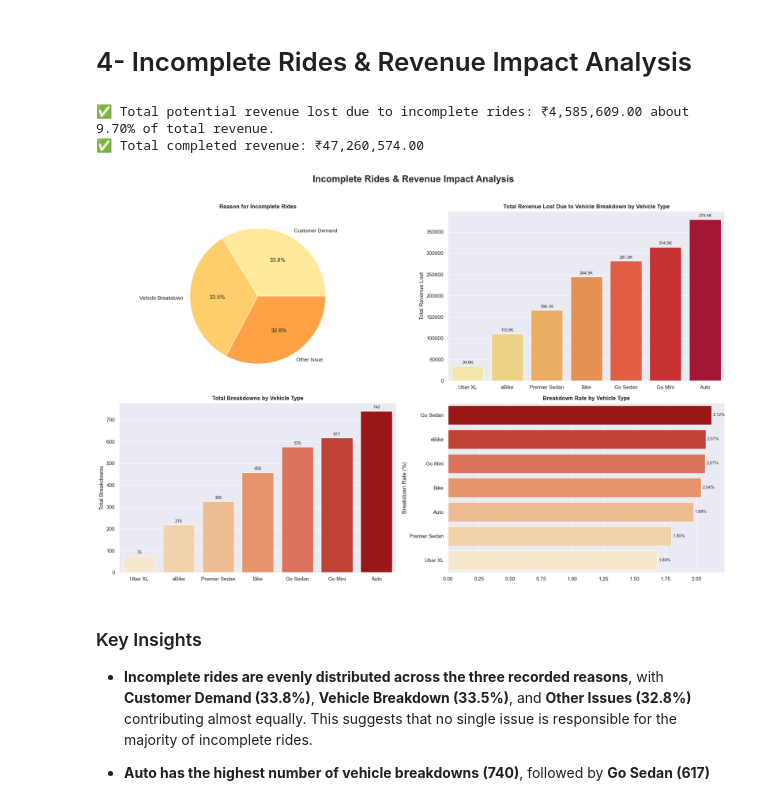
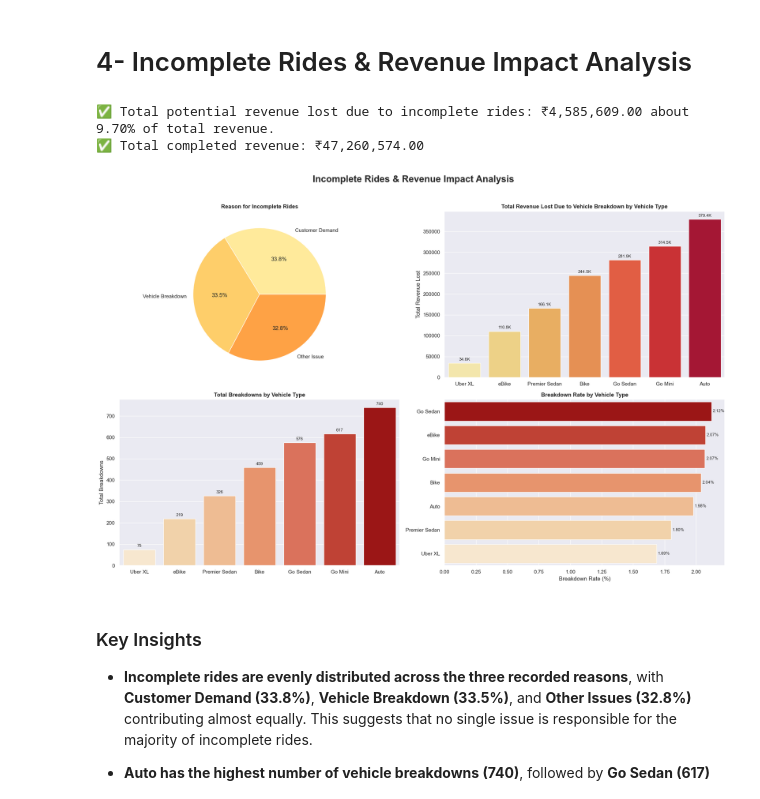
Before and after one commit to Seif-Elmezaien/Uber-Ride-EDA, a Jupyter notebook: Uber Ride EDA.ipynb, the cells around one changed output. Drawn from its saved outputs; the diff is of its cells as text; code cells hidden in the pictures.

```diff
--- a/Uber Ride EDA.ipynb
+++ b/Uber Ride EDA.ipynb
@@ -813,36 +813,36 @@ sns.barplot(
 for container in axes[1,0].containers:
     axes[1,0].bar_label(container, padding=3, fontsize=9)
 axes[1,0].set_title('Total Breakdowns by Vehicle Type', fontsize=12, fontweight='bold')
 axes[1,0].set_ylabel('Total Breakdowns', fontsize=12)
 axes[1,0].set_xlabel(None, fontsize=12)
 
 # 4- Breakdown Rate by Vehicle Type
 total_rides_by_vehicle_type = df.groupby('Vehicle Type', as_index=False).size().sort_values('size', ascending=True).rename(columns={'size': 'Total Rides'})
 vehicle_breakdown_types['Breakdown Rate'] = vehicle_breakdown_types['Total Breakdowns'] / total_rides_by_vehicle_type['Total Rides'] * 100
 
 palette = sns.color_palette('OrRd', n_colors=len(vehicle_breakdown_types))
 palette.reverse()
 
 sns.barplot(
     data=vehicle_breakdown_types.sort_values('Breakdown Rate', ascending=False),
     x='Breakdown Rate',
     y='Vehicle Type',
     palette=palette,
     ax=axes[1,1]
 )
 for container in axes[1,1].containers:
     axes[1,1].bar_label(container,fmt='%.2f%%', padding=3, fontsize=9)
 
 axes[1,1].set_title('Breakdown Rate by Vehicle Type', fontsize=12, fontweight='bold')
-axes[1,1].set_ylabel('Breakdown Rate (%)', fontsize=12)
-axes[1,1].set_xlabel(None, fontsize=12)
+axes[1,1].set_xlabel('Breakdown Rate (%)', fontsize=12)
+axes[1,1].set_ylabel(None, fontsize=12)
 
 plt.tight_layout()
 plt.show()
 # %% [output]
 ✅ Total potential revenue lost due to incomplete rides: ₹4,585,609.00 about 9.70% of total revenue.
 ✅ Total completed revenue: ₹47,260,574.00
-[figure, old version]
+[figure, new version]
 # %% [markdown]
 ### Key Insights
 
```
Also changed, not shown: parts of 5 cells of this notebook.
